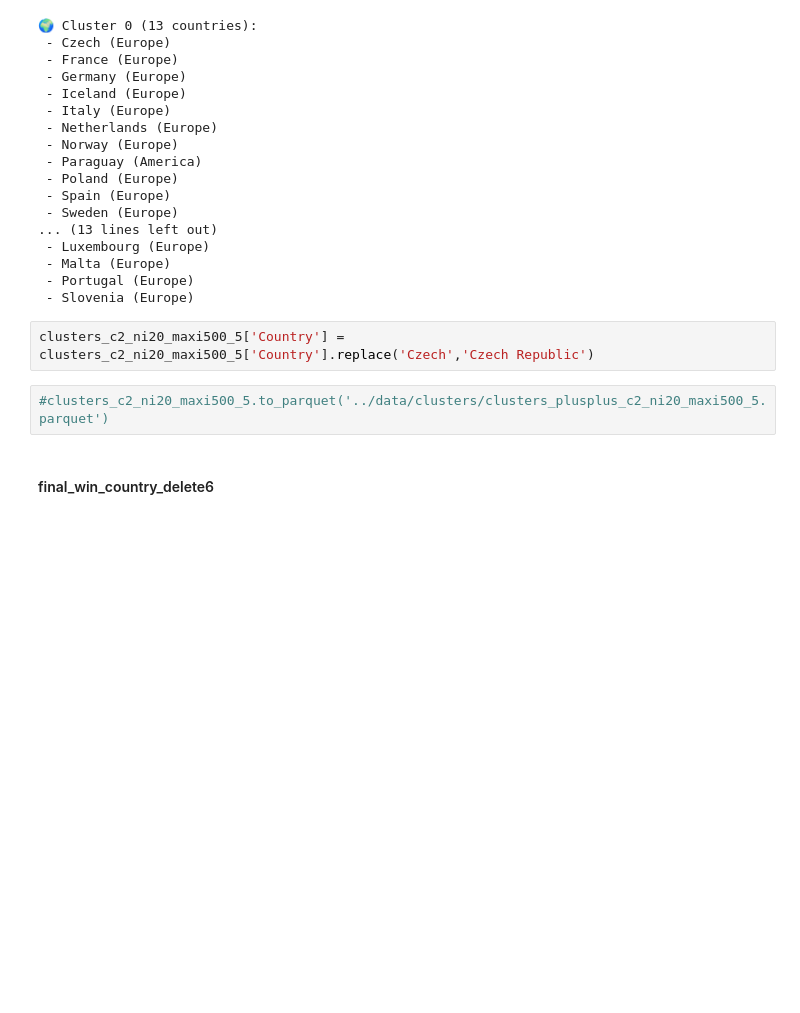
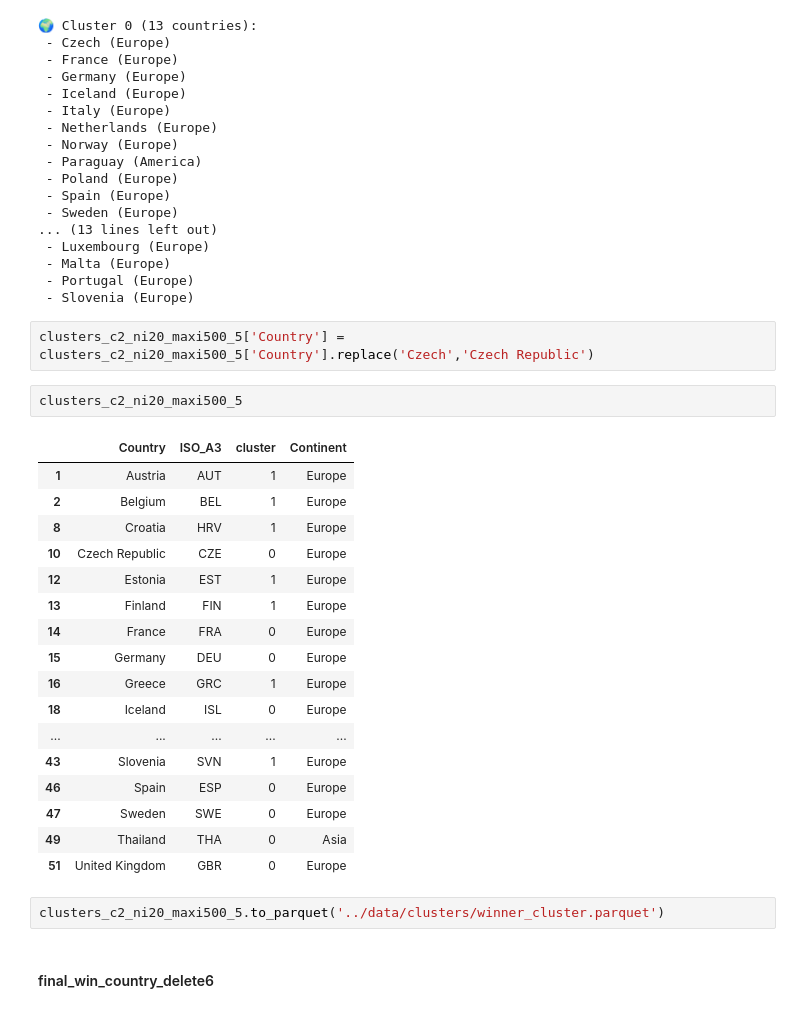
Before and after one commit to acostadlucas/mcs-red, a Jupyter notebook: hypothesis_test/hypothesis_test_17.ipynb, the cells around one changed output. Cells and saved outputs as stored; diff of their text form; blank space fills up the shorter version.

Commit message:
apply idea for plot winner clustering in hpi index, see idea for plot winner clustering in macroeconomic data, compare with region based

```diff
--- a/hypothesis_test/hypothesis_test_17.ipynb
+++ b/hypothesis_test/hypothesis_test_17.ipynb
@@ -652,8 +652,28 @@ print_cluster_groups(clusters_c2_ni20_maxi500_5)
  - Slovenia (Europe)
 # %%
 clusters_c2_ni20_maxi500_5['Country'] = clusters_c2_ni20_maxi500_5['Country'].replace('Czech','Czech Republic')
+# %%
+clusters_c2_ni20_maxi500_5
+# %% [output]
+|  | Country | ISO_A3 | cluster | Continent |
+| 1 | Austria | AUT | 1 | Europe |
+| 2 | Belgium | BEL | 1 | Europe |
+| 8 | Croatia | HRV | 1 | Europe |
+| 10 | Czech Republic | CZE | 0 | Europe |
+| 12 | Estonia | EST | 1 | Europe |
+| 13 | Finland | FIN | 1 | Europe |
+| 14 | France | FRA | 0 | Europe |
+| 15 | Germany | DEU | 0 | Europe |
+| 16 | Greece | GRC | 1 | Europe |
+| 18 | Iceland | ISL | 0 | Europe |
+| ... | ... | ... | ... | ... |
+| 43 | Slovenia | SVN | 1 | Europe |
+| 46 | Spain | ESP | 0 | Europe |
+| 47 | Sweden | SWE | 0 | Europe |
+| 49 | Thailand | THA | 0 | Asia |
+| 51 | United Kingdom | GBR | 0 | Europe |
 # %%
-#clusters_c2_ni20_maxi500_5.to_parquet('../data/clusters/clusters_plusplus_c2_ni20_maxi500_5.parquet')
+clusters_c2_ni20_maxi500_5.to_parquet('../data/clusters/winner_cluster.parquet')
 # %% [markdown]
 #### final_win_country_delete6
 # %%
```
Also changed, not shown: 2 other files.
